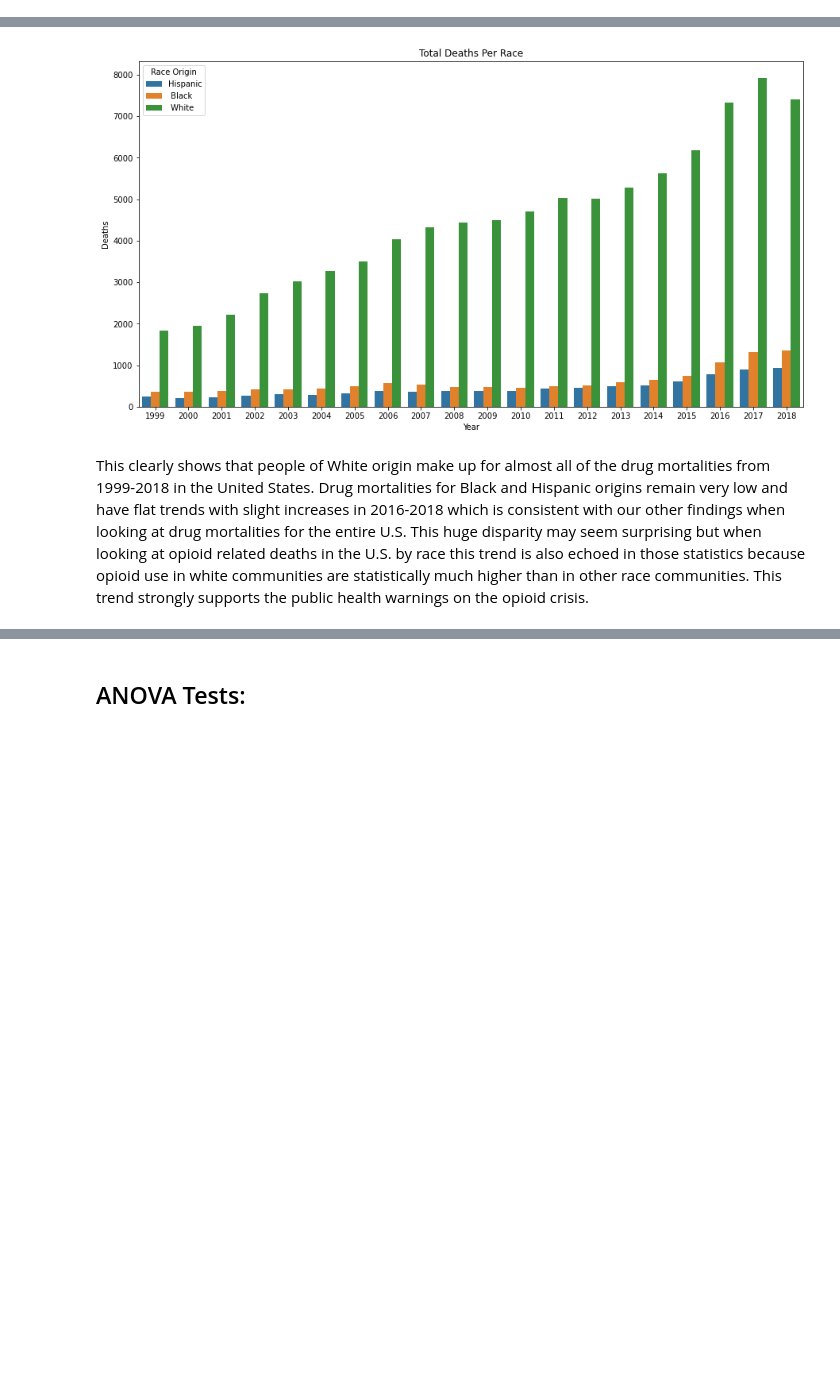
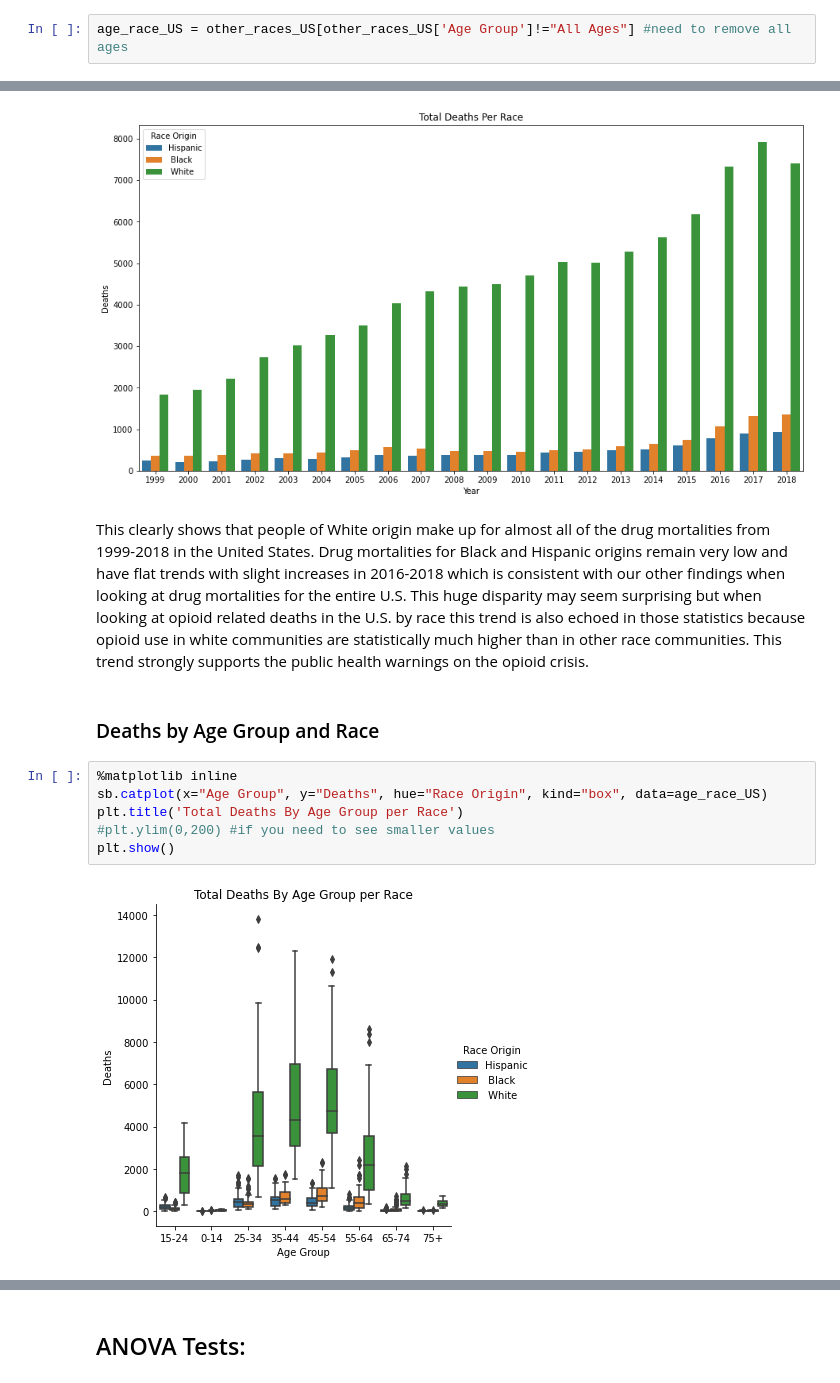
Before and after one commit to cwaggles/TOOL1_FINAL_PROJECT, a Jupyter notebook: Data Science Tools 1 - Final Project.ipynb, the cells around one changed output, grey strips where cells are left out. Saved outputs shown, nothing was run; the diff lists cells and outputs as text; blank space fills up the shorter version.

Commit message:
Added box and whisker plot

```diff
--- a/Data Science Tools 1 - Final Project.ipynb
+++ b/Data Science Tools 1 - Final Project.ipynb
@@ -204,3 +206,5 @@ other_races_US.head()
+# %%
+age_race_US = other_races_US[other_races_US['Age Group']!="All Ages"] #need to remove all ages
 # %% [markdown]
 # Analysis:
 # %% [markdown]
@@ -277,3 +281,13 @@ plt.show()
 [figure]
 # %% [markdown]
 This clearly shows that people of White origin make up for almost all of the drug mortalities from 1999-2018 in the United States. Drug mortalities for Black and Hispanic origins remain very low and have flat trends with slight increases in 2016-2018 which is consistent with our other findings when looking at drug mortalities for the entire U.S. This huge disparity may seem surprising but when looking at opioid related deaths in the U.S. by race this trend is also echoed in those statistics because opioid use in white communities are statistically much higher than in other race communities. This trend strongly supports the public health warnings on the opioid crisis.
+# %% [markdown]
+### Deaths by Age Group and Race
+# %%
+%matplotlib inline
+sb.catplot(x="Age Group", y="Deaths", hue="Race Origin", kind="box", data=age_race_US)
+plt.title('Total Deaths By Age Group per Race')
+#plt.ylim(0,200) #if you need to see smaller values
+plt.show()
+# %% [output]
+[figure, added]
```
Also changed, not shown: parts of 6 cells of this notebook.
